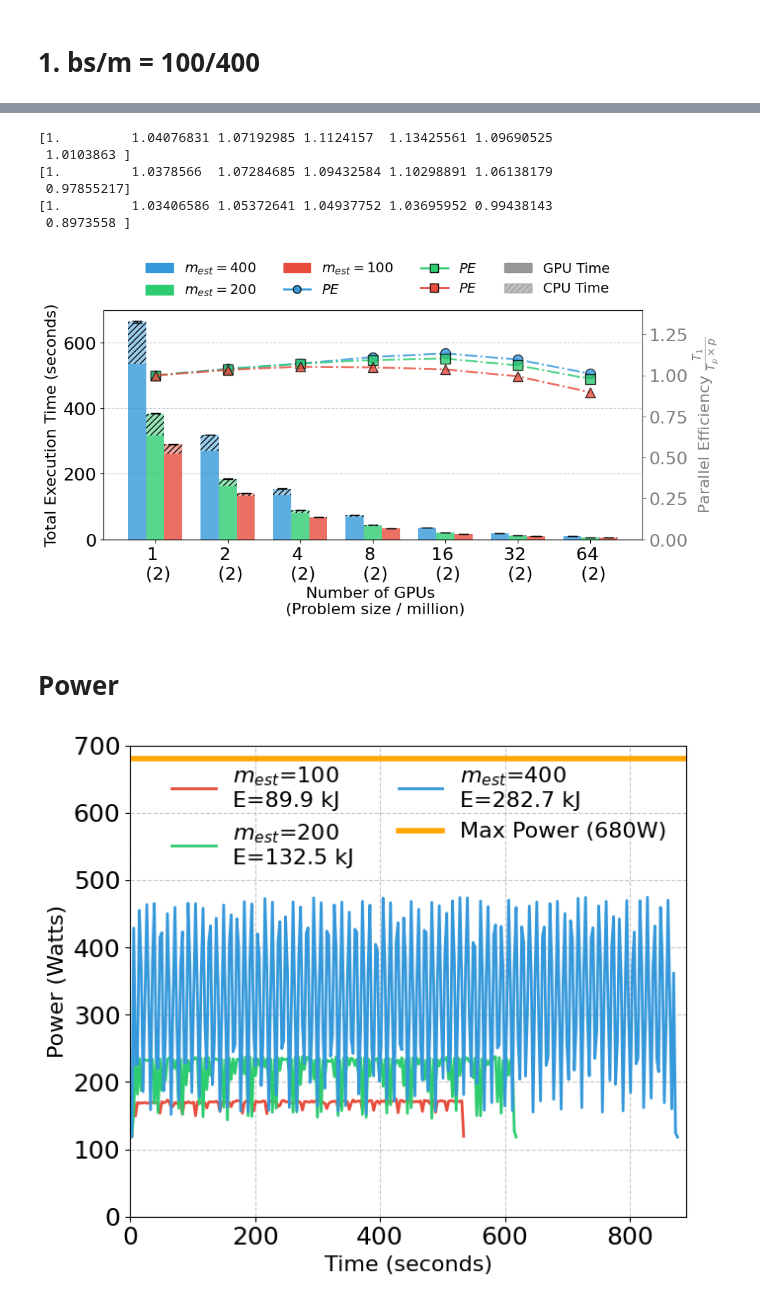
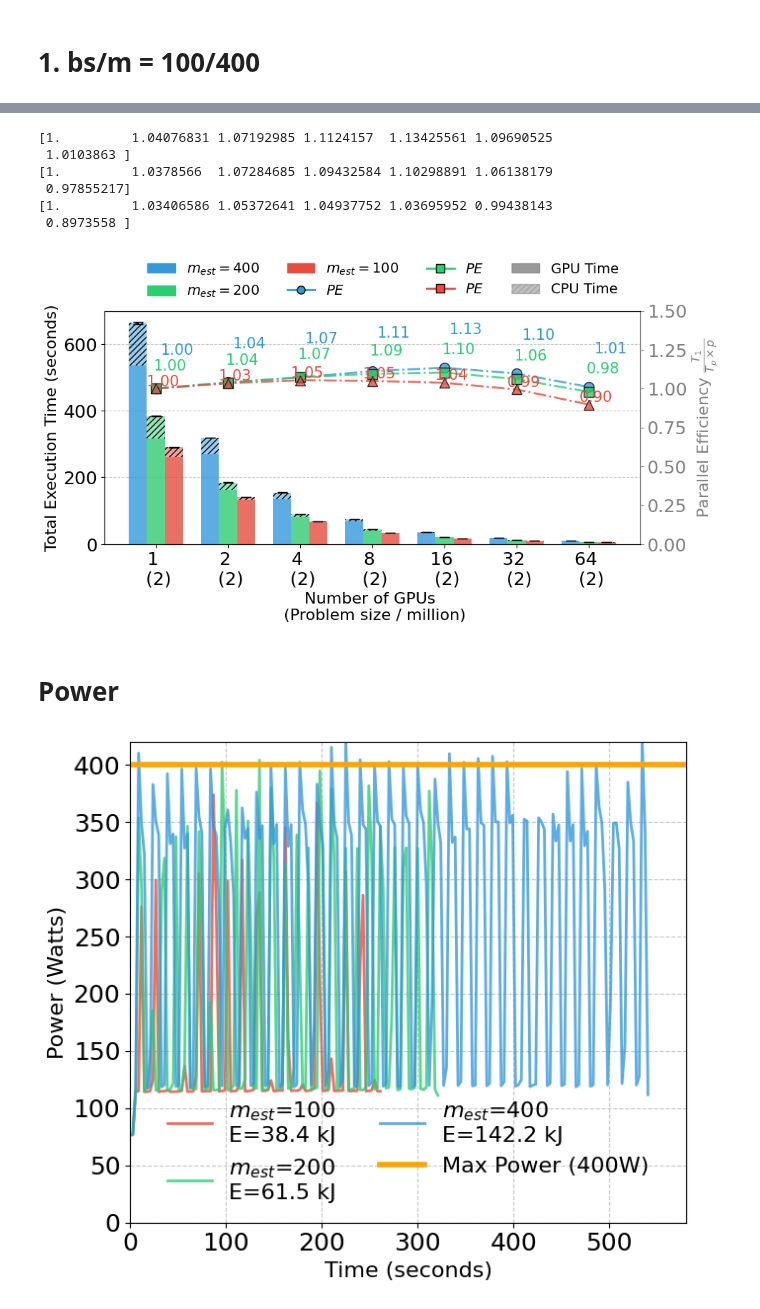
Before and after one commit to paper-code1/VecchiaConditionalExtremes, a Jupyter notebook: experiments/PerformanceVisu_A100_scaling.ipynb, the cells around one changed output, grey strips where cells are left out. Drawn from its saved outputs; the diff is of its cells as text; code cells hidden in the pictures.

```diff
--- a/experiments/PerformanceVisu_A100_scaling.ipynb
+++ b/experiments/PerformanceVisu_A100_scaling.ipynb
@@ -356,20 +356,20 @@ for i, measurement in enumerate(measurements):
              linewidth=2, markersize=10, markeredgecolor='black', linestyle='-.',
              alpha=0.8,
              label=f"{measurement} Speedup")
-# # Add text annotations for each point
-# for i, measurement in enumerate(measurements):
-#     subset = grouped[grouped['measurement'] == measurement]
-#     baseline = subset[subset['n'] == 1]['total_time_mean'].values[0]
-#     means = subset['total_time_mean'].values
-#     speedups = baseline / (means * n_values[:len(means)])
+# Add text annotations for each point
+for i, measurement in enumerate(measurements):
+    subset = grouped[grouped['measurement'] == measurement]
+    baseline = subset[subset['n'] == 1]['total_time_mean'].values[0]
+    means = subset['total_time_mean'].values
+    speedups = baseline / (means * n_values[:len(means)])
 
-#     for j, speedup in enumerate(speedups):
-#         # Position text slightly above the point
-#         ax2.text(index[j] + 0.1, speedup + 0.05, f'{speedup:.2f}',
-#                 horizontalalignment='center',
-#                 verticalalignment='bottom',
-#                 fontsize=15,
-#                 color=colors[i])
+    for j, speedup in enumerate(speedups):
+        # Position text slightly above the point
+        ax2.text(index[j] + 0.3 - 0.1 * i, speedup + 0.2 - 0.1 * i, f'{speedup:.2f}',
+                horizontalalignment='center',
+                verticalalignment='bottom',
+                fontsize=15,
+                color=colors[i])
 
 # Add ideal speedup line (linear scaling)
 # ax2.plot(index, n_values, 'k--', alpha=0.7, linewidth=1.5, label='Ideal Speedup')
@@ -388,7 +388,7 @@ ax2.set_ylabel(r'Parallel Efficiency $\frac{T_1}{T_p \times p}$', fontsize=16)
 # ax2.set_ylabel(r'Parallel Efficiency $\frac{T_1}{T_p} \times p$', fontsize=16)
 ax2.spines['right'].set_color('gray')
 # ax2.set_yscale('log', base=2)
-ax2.set_ylim(0., 1.4)
+ax2.set_ylim(0., 1.5)
 ax2.tick_params(axis='y', colors='gray')
 ax2.yaxis.label.set_color('gray')
 
@@ -435,7 +435,7 @@ plt.show()
  0.97855217]
 [1.         1.03406586 1.05372641 1.04937752 1.03695952 0.99438143
  0.8973558 ]
-[figure, old version]
+[figure, new version]
 # %% [markdown]
 # Power
 # %%
@@ -485,44 +485,45 @@ def plot_power_consumption(start_time=300, end_time=340):
 
     for m, color in zip(m_values, colors):
         try:
-            file_path = f'../log/GH200_power/monitoring/gpu_N5000000_m{m}_i1_gpu1_power.log'
+            file_path = f'../log/A100_power/monitoring/gpu_N2000000_m{m}_i1_gpu1_power.log'
             data = process_gpu_log(file_path)
 
             # Filter for specified time interval
             mask = (data['time_seconds'] >= start_time) & (data['time_seconds'] <= end_time)
             filtered_data = data[mask]
 
             # Calculate energy (joules) using numerical integration (trapezoidal rule)
             energy = np.trapz(filtered_data['power'], filtered_data['time_seconds'])
 
             plt.plot(filtered_data['time_seconds'],
                     filtered_data['power'],
                     label=f'$m_{{est}}$={m}\nE={energy/1000:.1f} kJ',
                     color=color,
-                    linewidth=2)
+                    linewidth=2,
+                    alpha=0.8)
         except Exception as e:
             print(f"Could not process data for m={m}: {str(e)}")
 
     # Add horizontal line for max power
-    plt.axhline(y=680, color='orange', linewidth=4, linestyle='-', label='Max Power (680W)')
+    plt.axhline(y=400, color='orange', linewidth=4, linestyle='-', label='Max Power (400W)')
 
     plt.xlabel('Time (seconds)', fontsize=16)
     plt.ylabel('Power (Watts)', fontsize=16)
     plt.grid(True, linestyle='--', alpha=0.7)
-    plt.legend(fontsize=16, ncol=2, framealpha=0.)
+    plt.legend(fontsize=16, ncol=2, framealpha=0., loc='lower center')
 
     # Set axis limits
     plt.xlim(start_time, end_time)
-    plt.ylim(0, 700)  # slightly above 900 to show the line clearly
+    plt.ylim(0, 420)  # slightly above 900 to show the line clearly
 
     # Adjust layout to prevent label cutoff
     plt.tight_layout()
 
     # Save the plot
-    plt.savefig(f'./fig/gpu0_power_analysis_GH200_{start_time}_{end_time}.pdf', bbox_inches='tight')
+    plt.savefig(f'./fig/gpu0_power_analysis_A100_{start_time}_{end_time}.pdf', bbox_inches='tight')
     plt.show()
 
 # Example usage:
-plot_power_consumption(start_time=0, end_time=890)
+plot_power_consumption(start_time=0, end_time=580)
 # %% [output]
-[figure, old version]
+[figure, new version]
```
Also changed, not shown: parts of 1 cell of this notebook, 4 other files.
